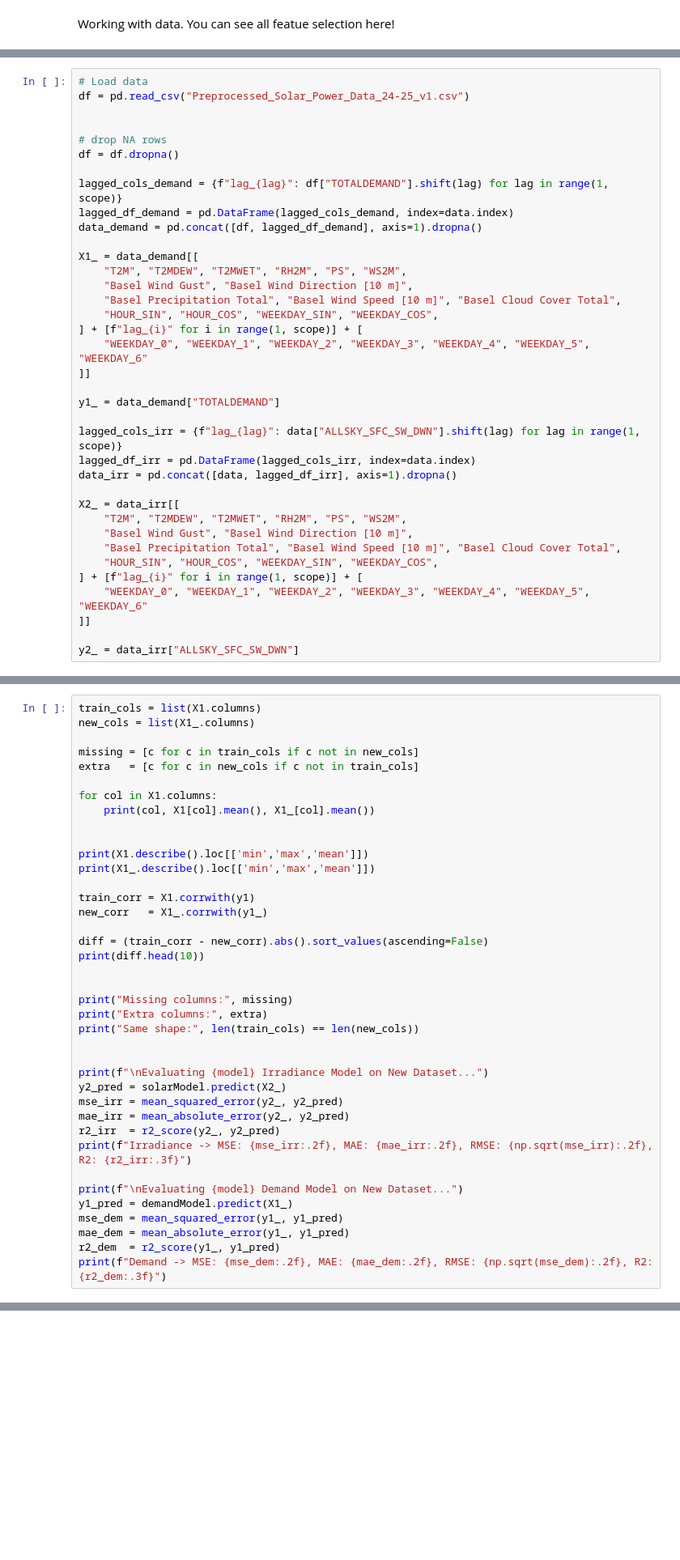
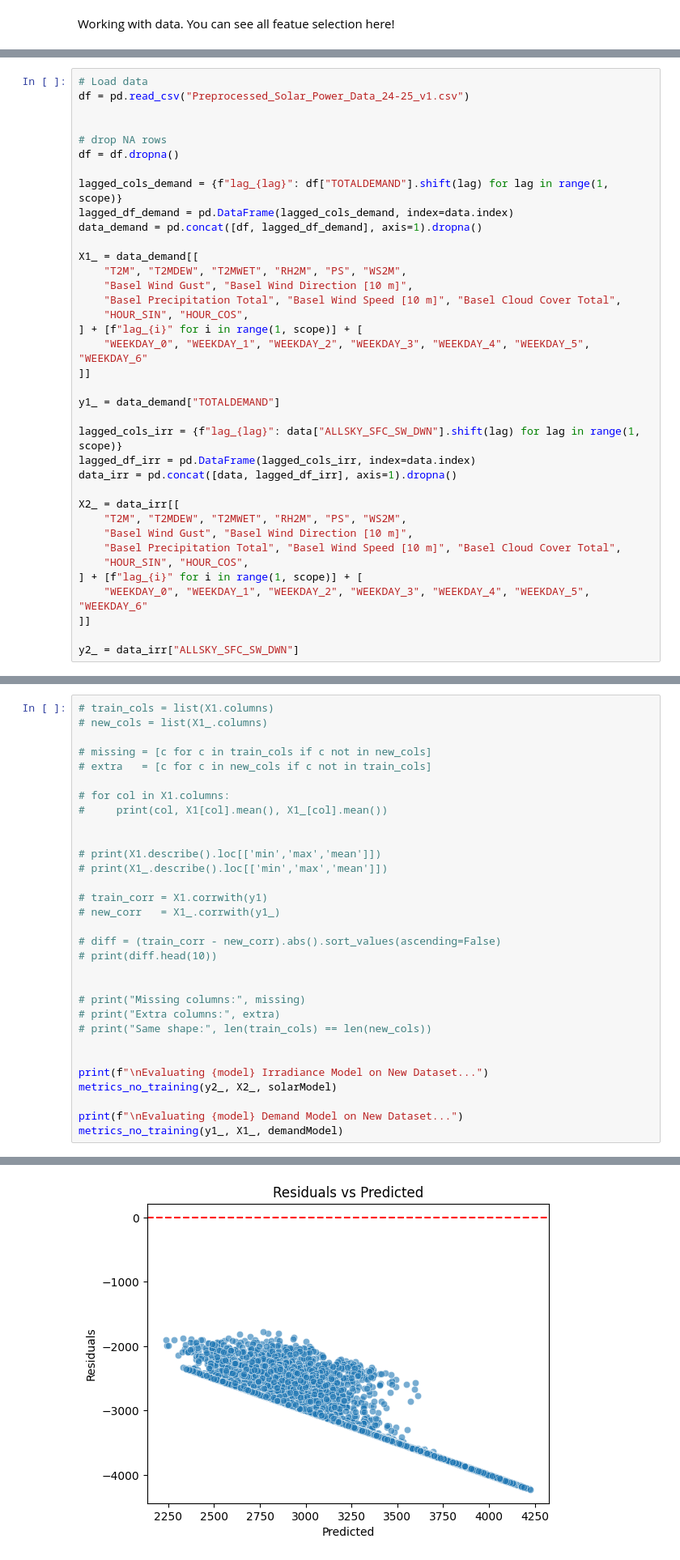
Before and after one commit to Tiphereth-ver1/ENGG2112-Group-Project, a Jupyter notebook: Prediction Model Frame/prediction.ipynb, the cells around one changed output, grey strips where cells are left out. Shown at 81% size. Cells and saved outputs as stored; diff of their text form; blank space fills up the shorter version.

```diff
--- a/Prediction Model Frame/prediction.ipynb
+++ b/Prediction Model Frame/prediction.ipynb
@@ -393,7 +496,7 @@ X1_ = data_demand[[
     "T2M", "T2MDEW", "T2MWET", "RH2M", "PS", "WS2M",
     "Basel Wind Gust", "Basel Wind Direction [10 m]",
     "Basel Precipitation Total", "Basel Wind Speed [10 m]", "Basel Cloud Cover Total",
-    "HOUR_SIN", "HOUR_COS", "WEEKDAY_SIN", "WEEKDAY_COS",
+    "HOUR_SIN", "HOUR_COS",
 ] + [f"lag_{i}" for i in range(1, scope)] + [
     "WEEKDAY_0", "WEEKDAY_1", "WEEKDAY_2", "WEEKDAY_3", "WEEKDAY_4", "WEEKDAY_5", "WEEKDAY_6"
 ]]
@@ -408,7 +511,7 @@ X2_ = data_irr[[
     "T2M", "T2MDEW", "T2MWET", "RH2M", "PS", "WS2M",
     "Basel Wind Gust", "Basel Wind Direction [10 m]",
     "Basel Precipitation Total", "Basel Wind Speed [10 m]", "Basel Cloud Cover Total",
-    "HOUR_SIN", "HOUR_COS", "WEEKDAY_SIN", "WEEKDAY_COS",
+    "HOUR_SIN", "HOUR_COS",
 ] + [f"lag_{i}" for i in range(1, scope)] + [
     "WEEKDAY_0", "WEEKDAY_1", "WEEKDAY_2", "WEEKDAY_3", "WEEKDAY_4", "WEEKDAY_5", "WEEKDAY_6"
 ]]
@@ -417,40 +522,32 @@ y2_ = data_irr["ALLSKY_SFC_SW_DWN"]
 # %%
-train_cols = list(X1.columns)
-new_cols = list(X1_.columns)
+# train_cols = list(X1.columns)
+# new_cols = list(X1_.columns)
 
-missing = [c for c in train_cols if c not in new_cols]
-extra   = [c for c in new_cols if c not in train_cols]
+# missing = [c for c in train_cols if c not in new_cols]
+# extra   = [c for c in new_cols if c not in train_cols]
 
-for col in X1.columns:
-    print(col, X1[col].mean(), X1_[col].mean())
+# for col in X1.columns:
+#     print(col, X1[col].mean(), X1_[col].mean())
 
 
-print(X1.describe().loc[['min','max','mean']])
-print(X1_.describe().loc[['min','max','mean']])
+# print(X1.describe().loc[['min','max','mean']])
+# print(X1_.describe().loc[['min','max','mean']])
 
-train_corr = X1.corrwith(y1)
-new_corr   = X1_.corrwith(y1_)
+# train_corr = X1.corrwith(y1)
+# new_corr   = X1_.corrwith(y1_)
 
-diff = (train_corr - new_corr).abs().sort_values(ascending=False)
-print(diff.head(10))
+# diff = (train_corr - new_corr).abs().sort_values(ascending=False)
+# print(diff.head(10))
 
 
-print("Missing columns:", missing)
-print("Extra columns:", extra)
-print("Same shape:", len(train_cols) == len(new_cols))
+# print("Missing columns:", missing)
+# print("Extra columns:", extra)
+# print("Same shape:", len(train_cols) == len(new_cols))
 
 
 print(f"\nEvaluating {model} Irradiance Model on New Dataset...")
-y2_pred = solarModel.predict(X2_)
-mse_irr = mean_squared_error(y2_, y2_pred)
-mae_irr = mean_absolute_error(y2_, y2_pred)
-r2_irr  = r2_score(y2_, y2_pred)
-print(f"Irradiance -> MSE: {mse_irr:.2f}, MAE: {mae_irr:.2f}, RMSE: {np.sqrt(mse_irr):.2f}, R2: {r2_irr:.3f}")
+metrics_no_training(y2_, X2_, solarModel)
 
 print(f"\nEvaluating {model} Demand Model on New Dataset...")
-y1_pred = demandModel.predict(X1_)
-mse_dem = mean_squared_error(y1_, y1_pred)
-mae_dem = mean_absolute_error(y1_, y1_pred)
-r2_dem  = r2_score(y1_, y1_pred)
-print(f"Demand -> MSE: {mse_dem:.2f}, MAE: {mae_dem:.2f}, RMSE: {np.sqrt(mse_dem):.2f}, R2: {r2_dem:.3f}")
+metrics_no_training(y1_, X1_, demandModel)
 # %% [output]
@@ -473,0 +571 @@ Demand -> MSE: 32449901.16, MAE: 5598.06, RMSE: 5696.48, R2: -14.014
+[figure, added]
```
Also changed, not shown: parts of 6 cells of this notebook.
